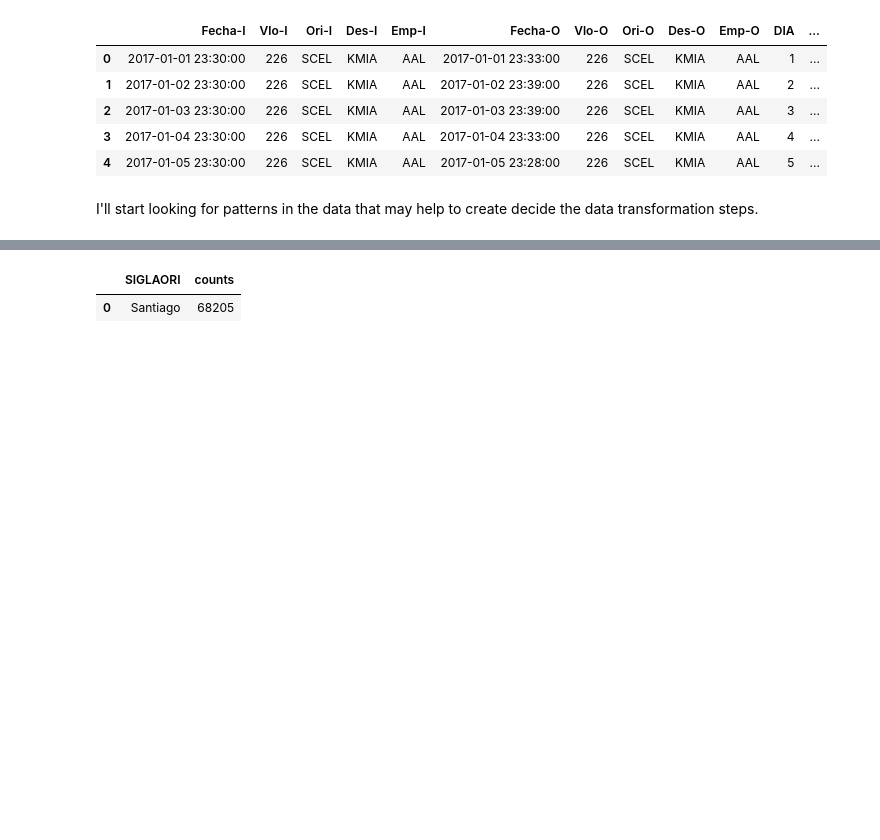
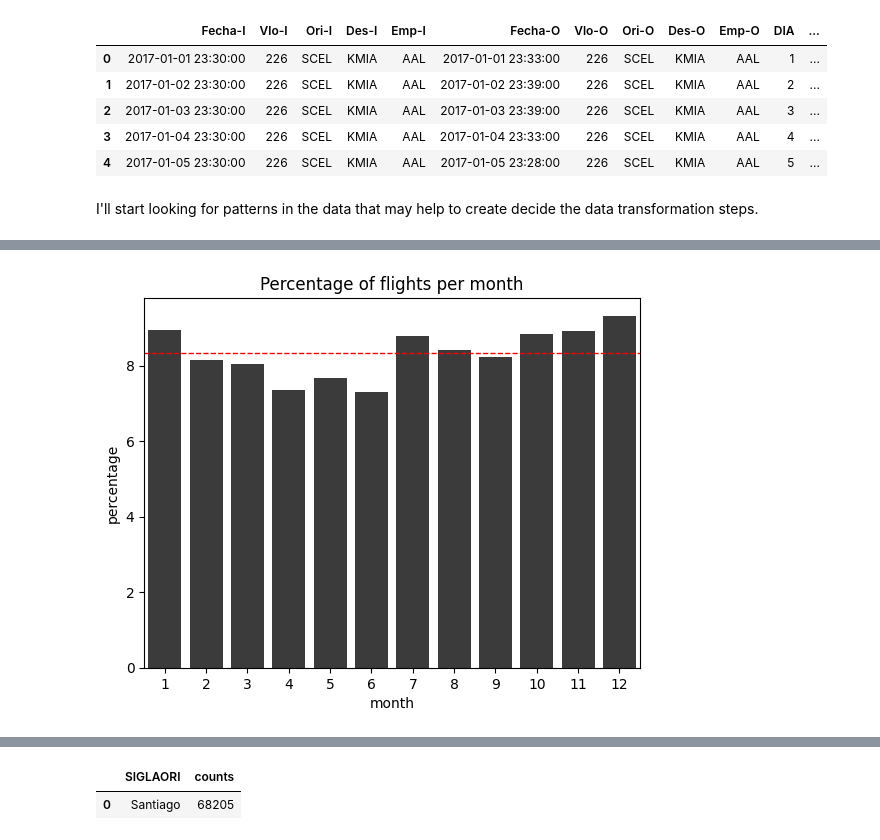
Before and after one commit to Luis-ramirez-r/Challenge-Data-Scientist---Luis-Ramirez, a Jupyter notebook: solution.ipynb, the cells around one changed output, grey strips where cells are left out. Cells and saved outputs as stored; diff of their text form; code cells hidden in the pictures; blank space fills up the shorter version.

```diff
--- a/solution.ipynb
+++ b/solution.ipynb
@@ -128,3 +109,46 @@ plt.show()
 # %%
 # From the above plot we can see that the number of flights is not evenly distributed over the months.
 # It seems to be some seasonal pattern, since the months with the highest number of flights are the consecutive (October, November, December and January) this could be due to the summer and vacation season in Chile
+# %%
+def make_bar_plot(df, target, title, key_map={}):
+    """
+    This function creates a bar plot showing the percentage of values in a target column of a DataFrame.
+
+    Parameters:
+        df (pandas.DataFrame): The DataFrame to plot.
+        target (str): The name of the column to use as the target of the plot.
+        title (str): The title of the plot.
+        key_map (dict, optional): A mapping of values in the target column to their desired order in the plot. Default is an empty dictionary.
+
+    Returns:
+        None
+    """
+
+    # Calculate the percentage of values in the target column
+    df_pct = (df
+    .groupby(target)
+    .size()
+    .reset_index(name='counts')
+    .assign(percentage = lambda x: x['counts'] / x['counts'].sum() * 100)
+    .sort_values(by=target, key=lambda x: x.map(key_map))
+    )
+
+    # Create the bar plot
+    sns.barplot(x=df_pct[target], y=df_pct['percentage'],
+                palette=[base_color])
+
+    # Add a title and x-label to the plot
+    plt.title(title)
+    plt.xlabel(target)
+
+    # Add a horizontal reference line and label
+    reference = df_pct['percentage'].mean()
+    plt.axhline(y=reference ,color='r', linestyle='dashed', linewidth=1)
+    #plt.text(x=3, y=reference+0.1, s='Average', size=10)
+
+    # Show the plot
+    plt.show()
+# %%
+make_bar_plot(df,'month','Percentage of flights per month')
+# %% [output]
+[figure, added]
```
Also changed, not shown: parts of 21 cells of this notebook.
